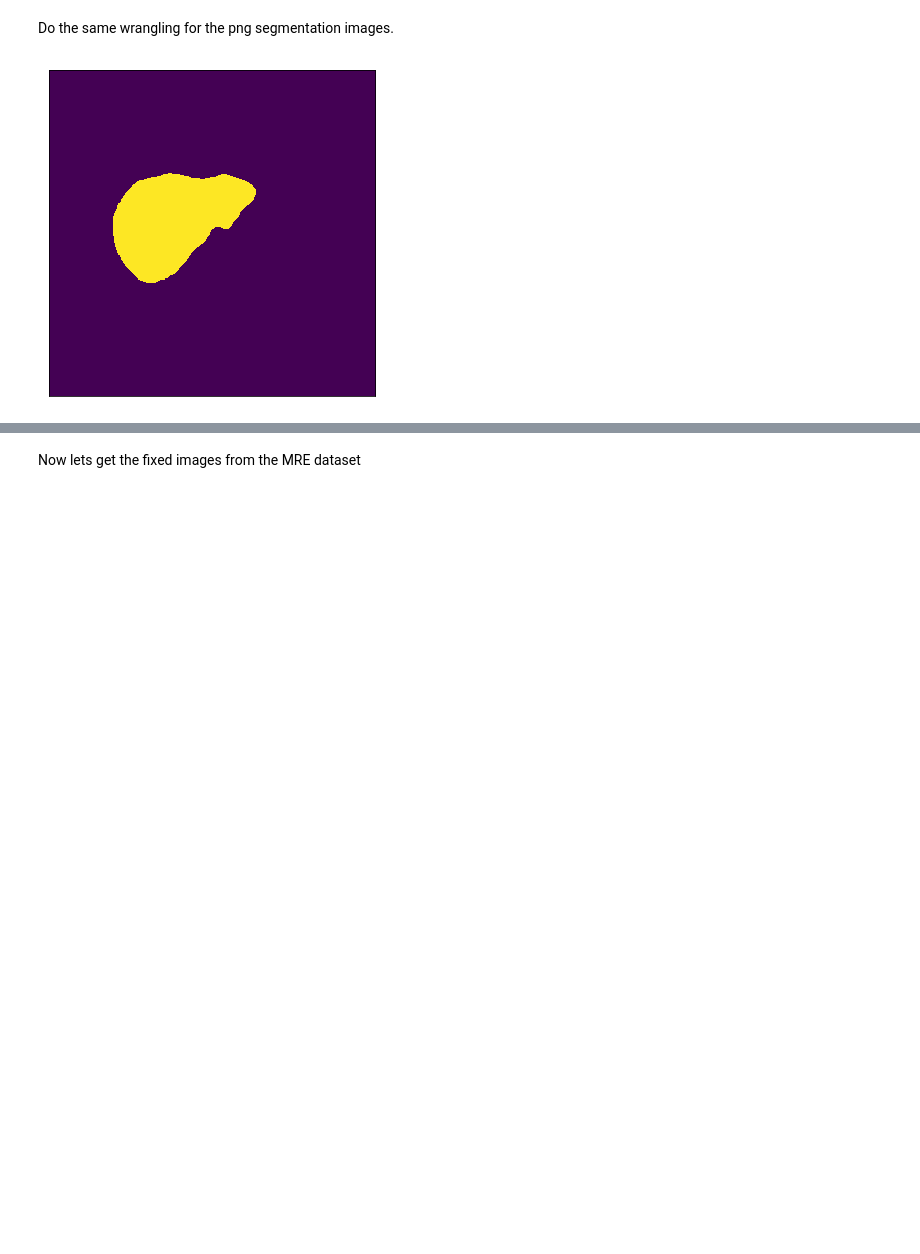
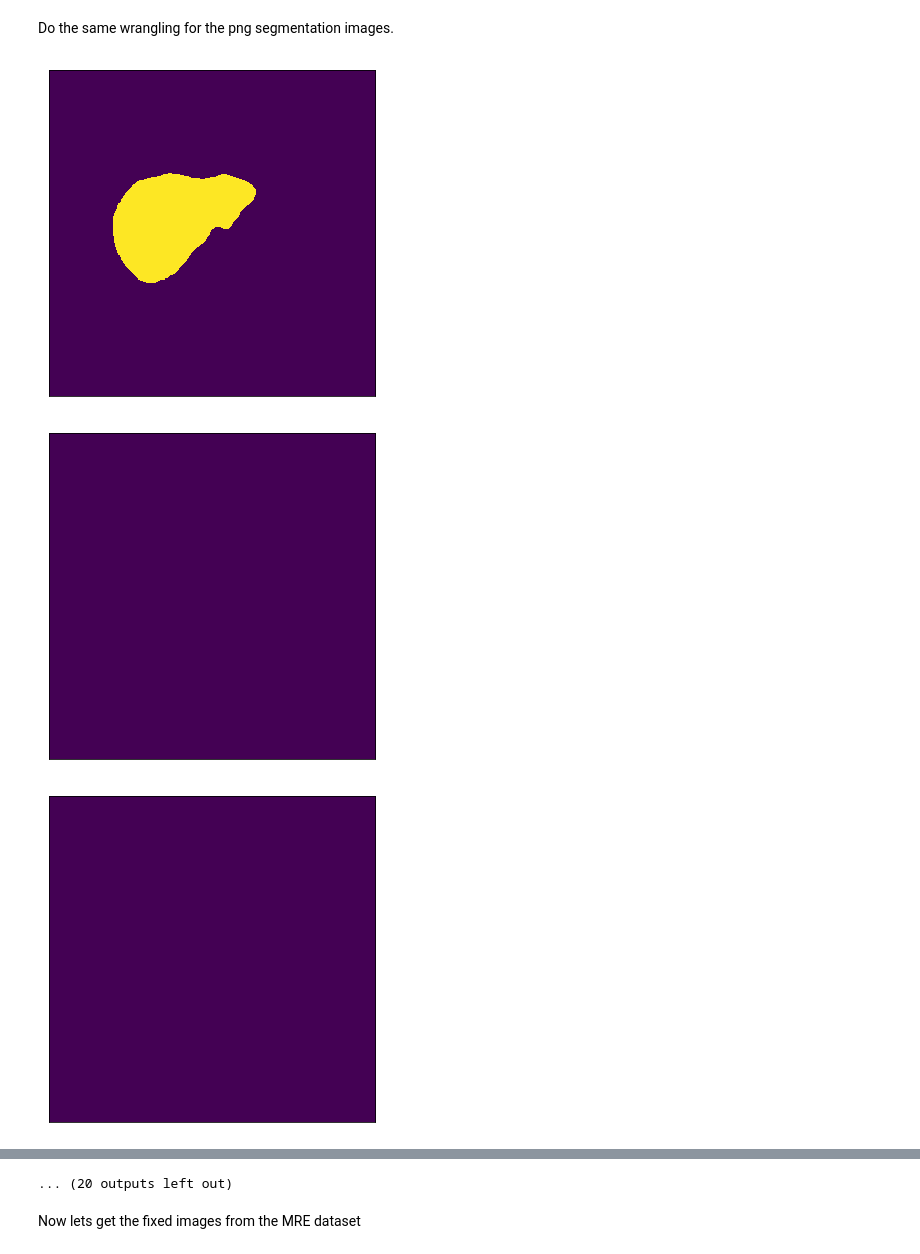
Before and after one commit to batmanlab/predictElasticity, a Jupyter notebook: notebooks/data_registration_simpleelastix.ipynb, the cells around one changed output, grey strips where cells are left out. Drawn from its saved outputs; the diff is of its cells as text; code cells hidden in the pictures; blank space fills up the shorter version.

Commit message:
lots of tweaks and updates for generating liver masks

```diff
--- a/notebooks/data_registration_simpleelastix.ipynb
+++ b/notebooks/data_registration_simpleelastix.ipynb
@@ -55,26 +55,43 @@ moving_image.SetSpacing(tmp_moving_image.GetSpacing())
 # %% [markdown]
 Do the same wrangling for the png segmentation images.
 # %%
+from skimage.transform import rescale
 seg_image_list = []
 for i,fn in enumerate(sorted(glob.glob( dataRoot + '/Ground/*png'))):
     #print(fn)
-    seg_image_list.append(sitk.GetArrayFromImage(sitk.ReadImage(fn)))
+    tmp_seg_img = sitk.GetArrayFromImage(sitk.ReadImage(fn))
+    tmp_seg_img = np.where((tmp_seg_img>75) & (tmp_seg_img<81),1,0)
+    seg_image_list.append(tmp_seg_img)
 
 plt.figure()
 tmp_img = seg_image_list[22][:,:]
-tmp_img = np.where((tmp_img>75) & (tmp_img<81),1,0)
 plt.imshow(tmp_img)
 plt.xticks([])
 plt.yticks([])
 
-seg_image= np.zeros((len(seg_image_list),seg_image_list[0].shape[0], seg_image_list[0].shape[1] ), dtype=np.float32)
+seg_image= np.zeros((len(seg_image_list),seg_image_list[0].shape[0], seg_image_list[0].shape[1] ), dtype=np.int8)
+seg_mask= np.zeros((len(seg_image_list),seg_image_list[0].shape[0], seg_image_list[0].shape[1] ), dtype=np.int8)
 for i,img in enumerate(seg_image_list):
     seg_image[i,:,:] = img
+    seg_mask_tmp = rescale(img, 1.5)
+    plt.figure()
+    plt.imshow(seg_mask_tmp)
+    plt.xticks([])
+    plt.yticks([])
+    scale = int((seg_mask_tmp.shape[0]-img[0].shape[0])/2)
+    seg_mask[i,:,:] = seg_mask_tmp[scale:scale+320, scale:scale+320]
 
+
+plt.figure()
+plt.imshow(seg_mask[22,:,:])
+plt.xticks([])
+plt.yticks([])
 
 seg_image= sitk.GetImageFromArray(seg_image)
 seg_image.SetDirection(tmp_moving_image.GetDirection())
 seg_image.SetOrigin(tmp_moving_image.GetOrigin())
 seg_image.SetSpacing(tmp_moving_image.GetSpacing())
 # %% [output]
 [figure]
+[figure, added]
+[figure, added]
@@ -81,3 +107,4 @@ seg_image.SetSpacing(tmp_moving_image.GetSpacing())
+... (20 outputs left out)
 # %% [markdown]
 Now lets get the fixed images from the MRE dataset
 # %%
```
Also changed, not shown: parts of 6 cells of this notebook.
